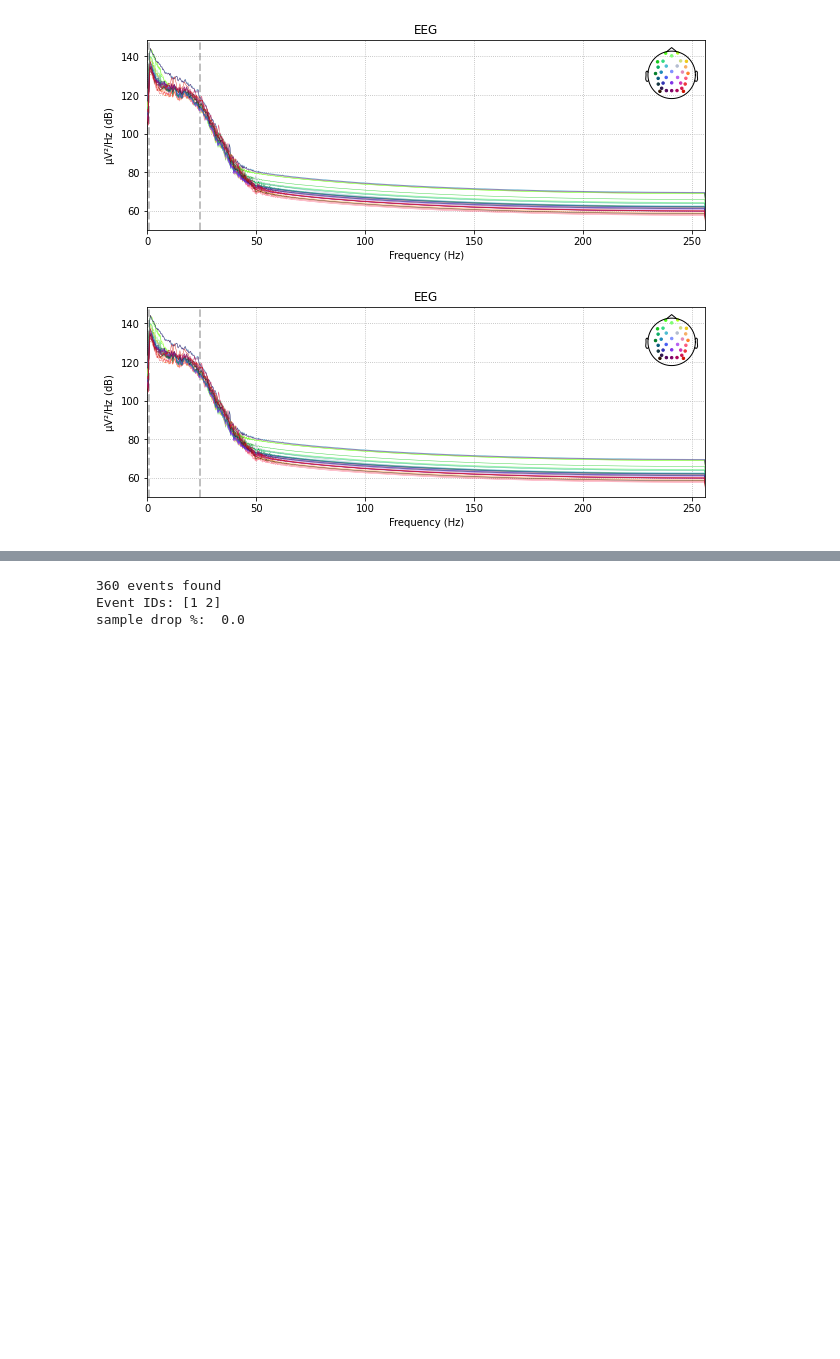
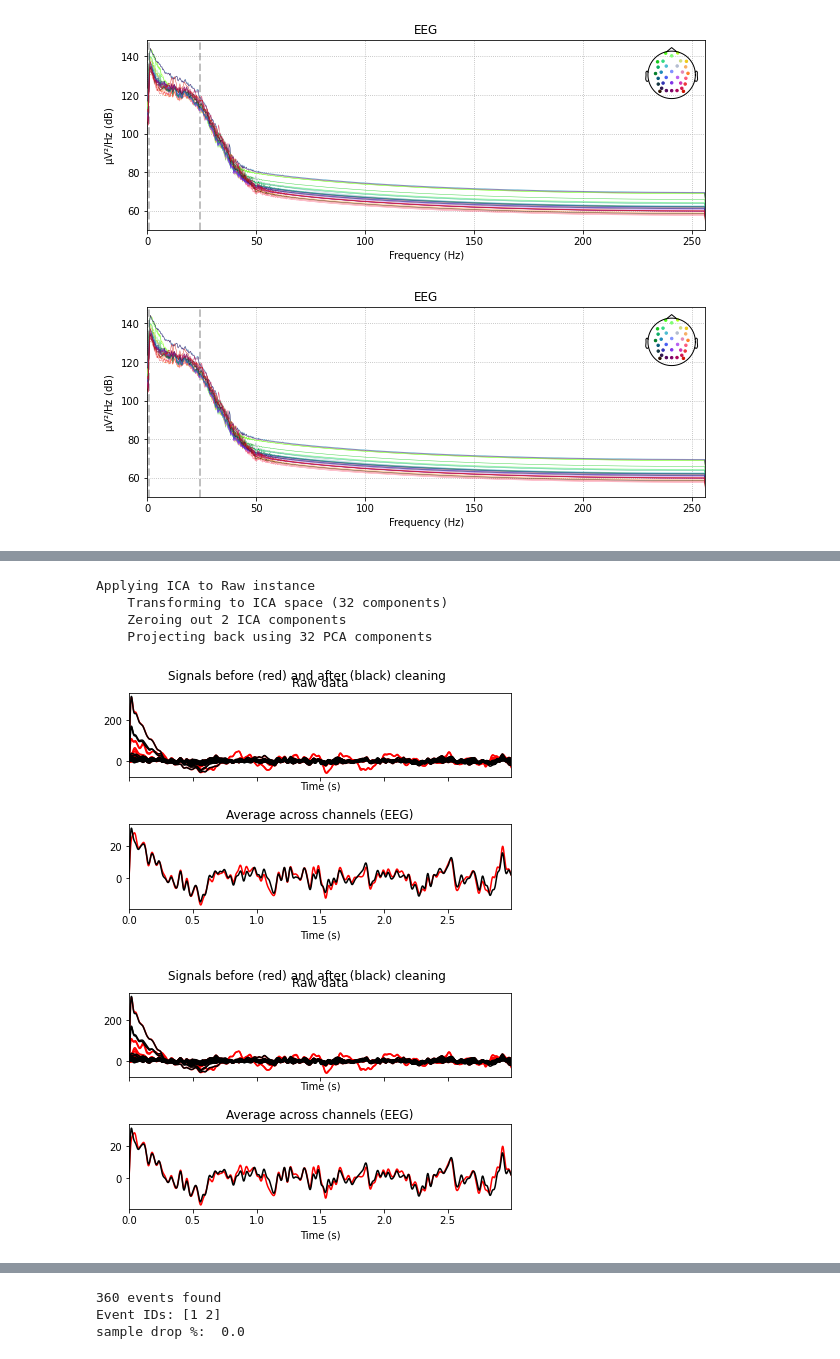
Before and after one commit to zMaxKunGz/CP-DSAI-Project-EEG, a Jupyter notebook: Test preprocessing.ipynb, the cells around one changed output, grey strips where cells are left out. Saved outputs shown, nothing was run; the diff lists cells and outputs as text; code cells hidden in the pictures; blank space fills up the shorter version.

```diff
--- a/Test preprocessing.ipynb
+++ b/Test preprocessing.ipynb
@@ -222,2 +246,9 @@ Effective window size : 4.000 (s)
 # %%
-# ica.plot_overlay(filt_raw, exclude=[0,1,2,3,4,5,10,13,14,17,18], picks='eeg')
+ica.plot_overlay(filt_raw, exclude=[0,1], picks='eeg')
+# %% [output]
+Applying ICA to Raw instance
+    Transforming to ICA space (32 components)
+    Zeroing out 2 ICA components
+    Projecting back using 32 PCA components
+[figure, added]
+[figure, added]
```
Also changed, not shown: parts of 7 cells of this notebook.
